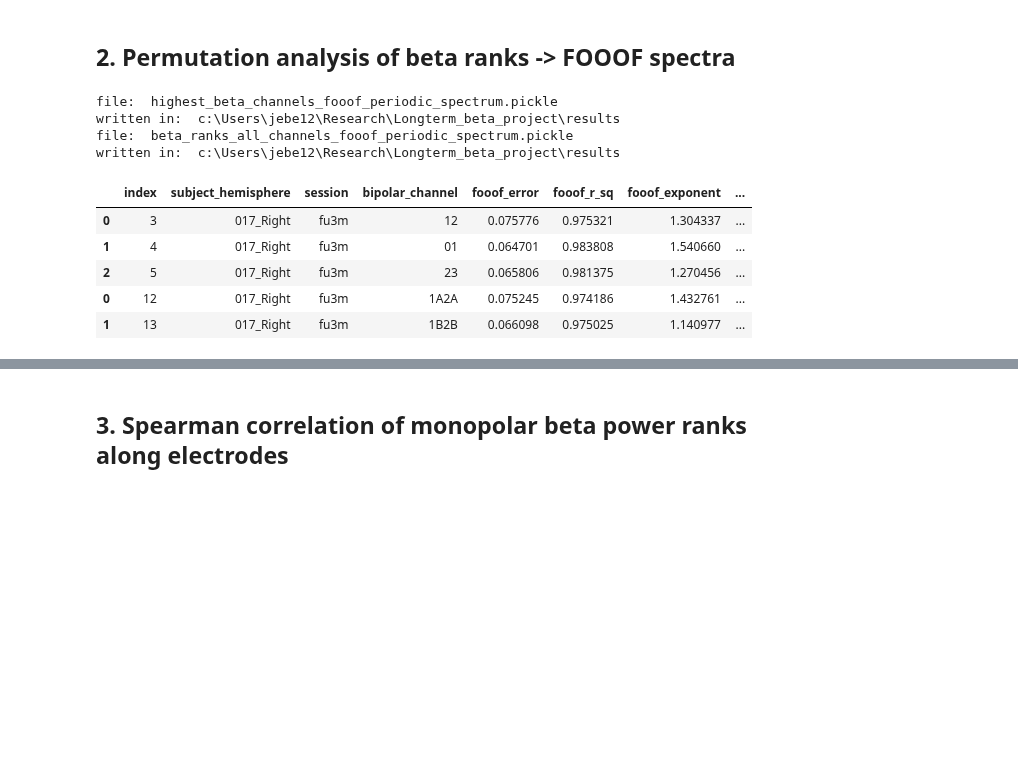
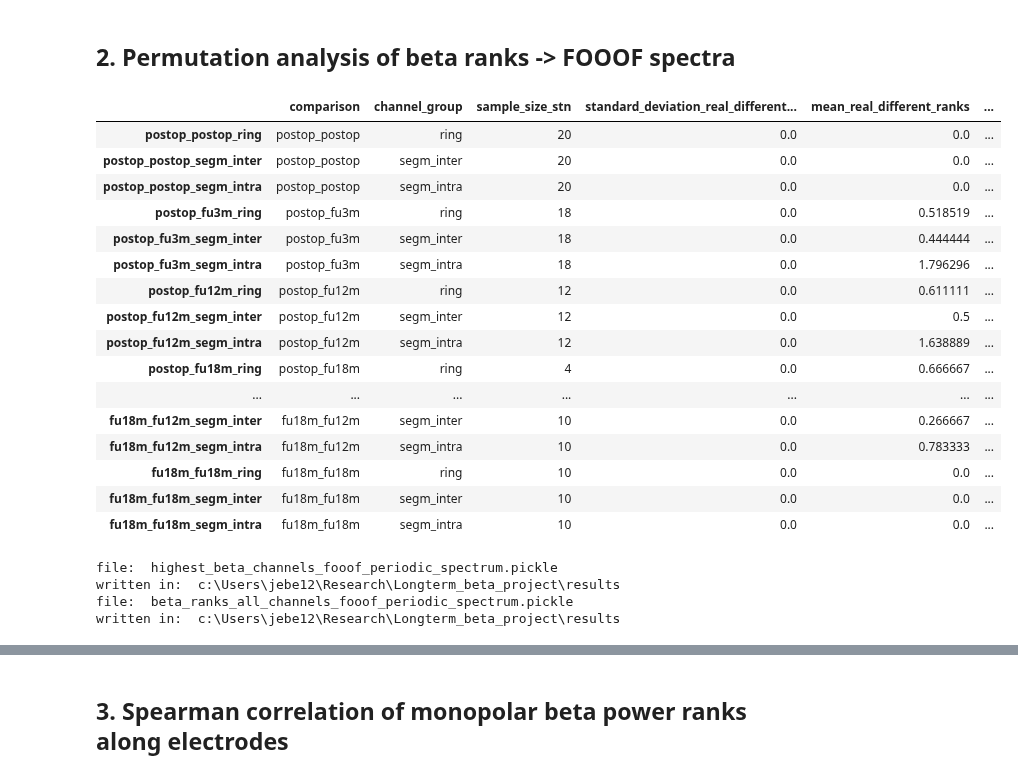
Before and after one commit to JKBehnke/BetaSenSightLongterm, a Jupyter notebook: notebooks/bssu_spatial_distribution.ipynb, the cells around one changed output, grey strips where cells are left out. Saved outputs shown, nothing was run; the diff lists cells and outputs as text; code cells hidden in the pictures; blank space fills up the shorter version.

Commit message:
permutation fooof ranking method

```diff
--- a/notebooks/bssu_spatial_distribution.ipynb
+++ b/notebooks/bssu_spatial_distribution.ipynb
@@ -495,6 +496,30 @@ permutation_results
 | Fu18m_Fu18m_SegmIntra | Fu18m_Fu18m | SegmIntra | 0.0 | -10.637355 | 0.000000000000000 |
 # %% [markdown]
 ## 2. Permutation analysis of beta ranks -> FOOOF spectra
+# %%
+fooof_beta_rank_permutation = Permute_ranks.permutation_fooof_beta_ranks(
+    fooof_spectrum="periodic_spectrum"
+)
+# %%
+fooof_beta_rank_permutation["permutation_result_df"]
+# %% [output]
+|  | comparison | channel_group | sample_size_stn | standard_deviation_real_different... | mean_real_different_ranks | ... |
+| postop_postop_ring | postop_postop | ring | 20 | 0.0 | 0.0 | ... |
+| postop_postop_segm_inter | postop_postop | segm_inter | 20 | 0.0 | 0.0 | ... |
+| postop_postop_segm_intra | postop_postop | segm_intra | 20 | 0.0 | 0.0 | ... |
+| postop_fu3m_ring | postop_fu3m | ring | 18 | 0.0 | 0.518519 | ... |
+| postop_fu3m_segm_inter | postop_fu3m | segm_inter | 18 | 0.0 | 0.444444 | ... |
+| postop_fu3m_segm_intra | postop_fu3m | segm_intra | 18 | 0.0 | 1.796296 | ... |
+| postop_fu12m_ring | postop_fu12m | ring | 12 | 0.0 | 0.611111 | ... |
+| postop_fu12m_segm_inter | postop_fu12m | segm_inter | 12 | 0.0 | 0.5 | ... |
+| postop_fu12m_segm_intra | postop_fu12m | segm_intra | 12 | 0.0 | 1.638889 | ... |
+| postop_fu18m_ring | postop_fu18m | ring | 4 | 0.0 | 0.666667 | ... |
+| ... | ... | ... | ... | ... | ... | ... |
+| fu18m_fu12m_segm_inter | fu18m_fu12m | segm_inter | 10 | 0.0 | 0.266667 | ... |
+| fu18m_fu12m_segm_intra | fu18m_fu12m | segm_intra | 10 | 0.0 | 0.783333 | ... |
+| fu18m_fu18m_ring | fu18m_fu18m | ring | 10 | 0.0 | 0.0 | ... |
+| fu18m_fu18m_segm_inter | fu18m_fu18m | segm_inter | 10 | 0.0 | 0.0 | ... |
+| fu18m_fu18m_segm_intra | fu18m_fu18m | segm_intra | 10 | 0.0 | 0.0 | ... |
 # %%
 # write and load dataframe with beta ranks
 
@@ -517,9 +538,0 @@ beta_rank_DF_copy["stn_channel"] = beta_rank_DF_copy.subject_hemisphere.values +
-# %%
-beta_rank_DF_copy.head()
-# %% [output]
-|  | index | subject_hemisphere | session | bipolar_channel | fooof_error | fooof_r_sq | fooof_exponent | ... |
-| 0 | 3 | 017_Right | fu3m | 12 | 0.075776 | 0.975321 | 1.304337 | ... |
-| 1 | 4 | 017_Right | fu3m | 01 | 0.064701 | 0.983808 | 1.540660 | ... |
-| 2 | 5 | 017_Right | fu3m | 23 | 0.065806 | 0.981375 | 1.270456 | ... |
-| 0 | 12 | 017_Right | fu3m | 1A2A | 0.075245 | 0.974186 | 1.432761 | ... |
-| 1 | 13 | 017_Right | fu3m | 1B2B | 0.066098 | 0.975025 | 1.140977 | ... |
```
Also changed, not shown: parts of 5 cells of this notebook, 2 other files.
